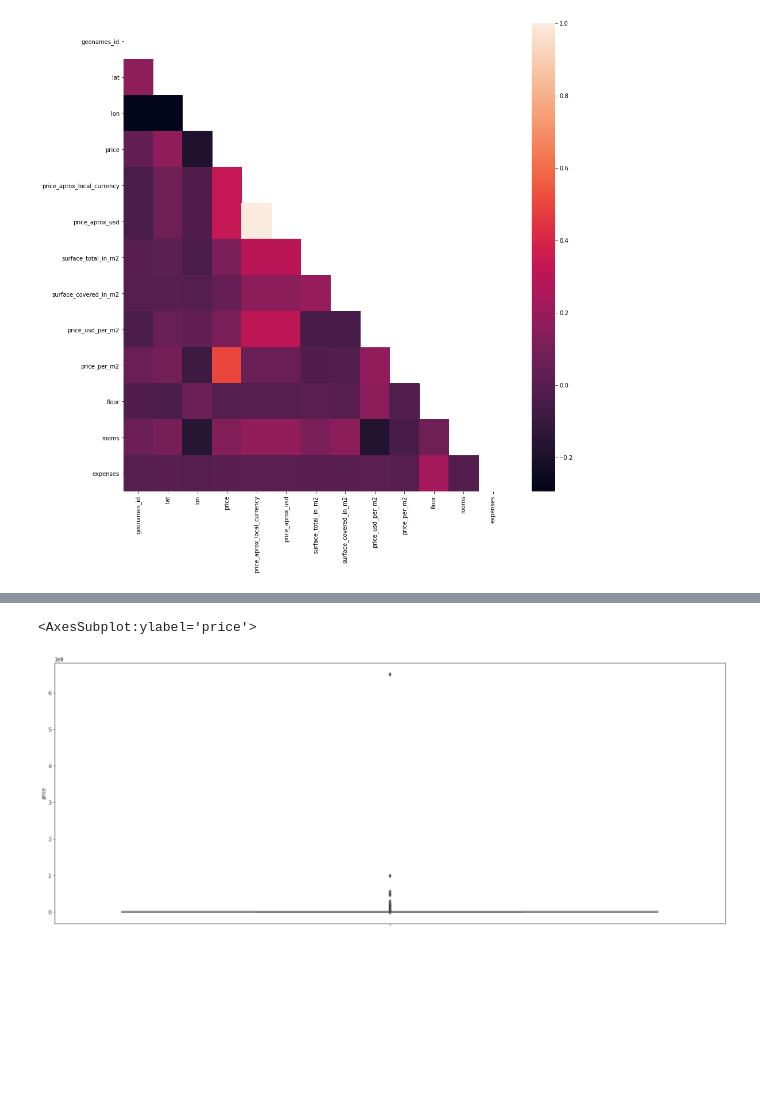
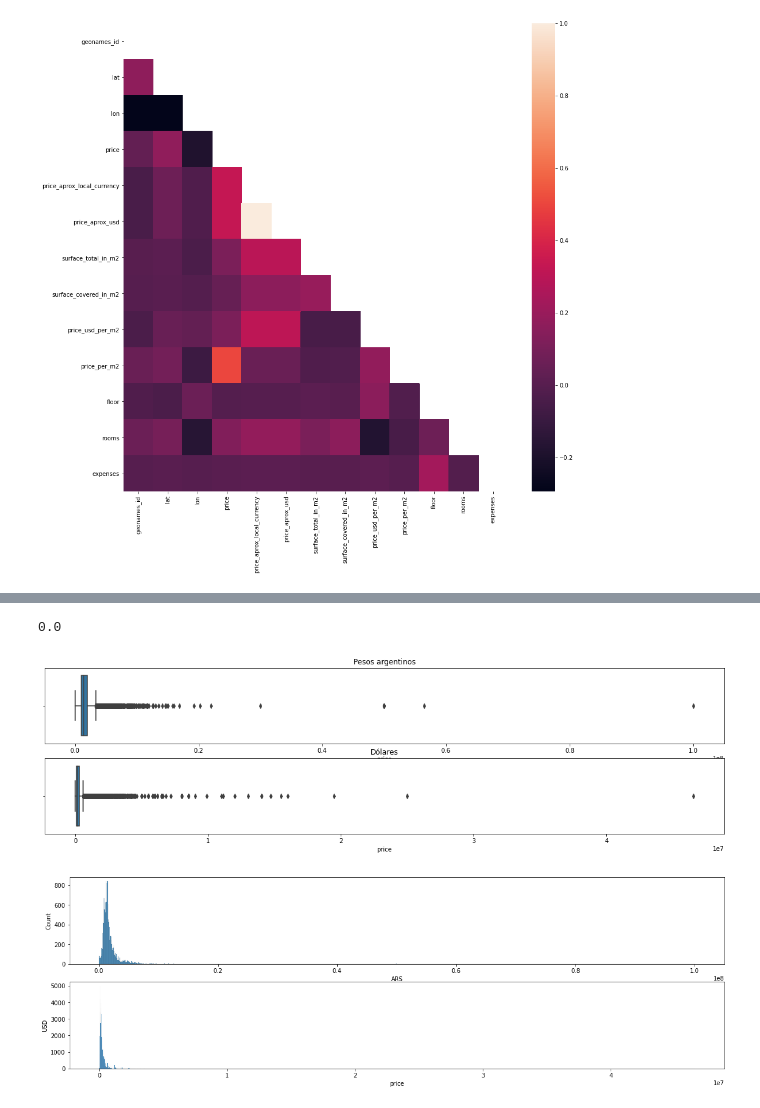
Before and after one commit to alanpirotta/analisis_properati, a Jupyter notebook: tpn1_EDA.ipynb, the cells around one changed output, grey strips where cells are left out. Cells and saved outputs as stored; diff of their text form; code cells hidden in the pictures; blank space fills up the shorter version.

Commit message:
Análisis inicial features de precios

```diff
--- a/tpn1_EDA.ipynb
+++ b/tpn1_EDA.ipynb
@@ -230,0 +272,3 @@ sns.heatmap(corr , mask=mask)
+# %%
+precios_ars = data[['price','currency','price_aprox_local_currency','price_aprox_usd']][data['currency'] == 'ARS']
+precios_usd = data[['price','currency','price_aprox_local_currency','price_aprox_usd']][data['currency'] == 'USD']
@@ -231,7 +313,24 @@ sns.heatmap(corr , mask=mask)
+# %%
+# Compruebo si todos los valores de operaciones en dolares son los mismos en ambas columnas
+precios_usd[precios_usd['price'] != precios_usd['price_aprox_usd']]['price'].sum()
+# %% [output]
+0.0
 # %%
 # Este lo hice así nomás, es horrible
-plt.figure(figsize=(25,10))
-sns.boxplot(y='price', data=data)
+fig, axs = plt.subplots(2,1,figsize=(20,5))
+bp_ars = sns.boxplot(x='price', data=precios_ars, ax=axs[0])
+bp_usd = sns.boxplot(x='price', data=precios_usd, ax=axs[1])
+bp_ars.set_title('Pesos argentinos')
+bp_usd.set_title('Dólares')
+plt.show()
 # %% [output]
-<AxesSubplot:ylabel='price'>
-[figure, old version]
+[figure, new version]
+# %%
+fig, axs = plt.subplots(2,1,figsize=(20,6))
+sns.histplot(data=precios_ars, x='price', ax=axs[0])
+sns.histplot(data=precios_usd, x='price', ax=axs[1])
+axs[0].set_xlabel('ARS')
+axs[1].set_ylabel('USD')
+plt.show()
+# %% [output]
+[figure, added]
```
Also changed, not shown: parts of 14 cells of this notebook.
